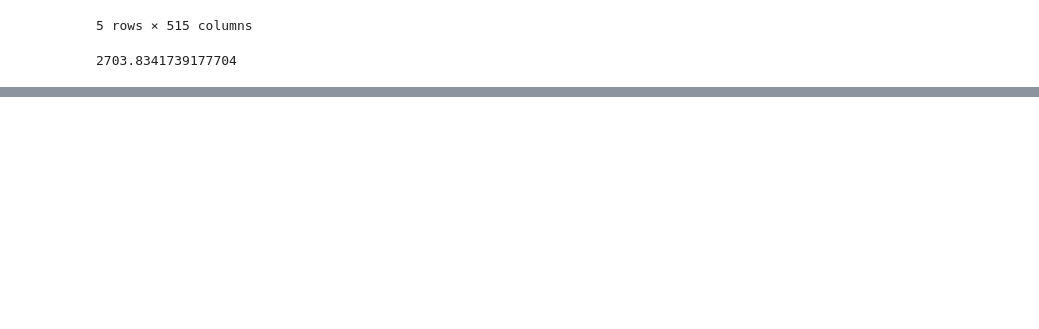
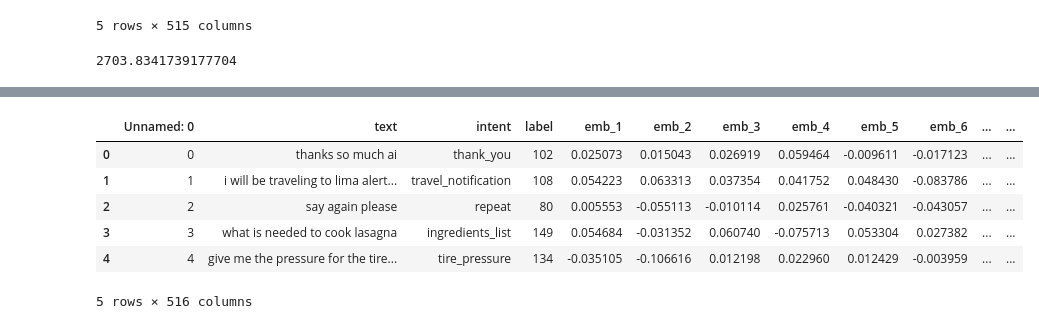
Before and after one commit to tayfuntuna/xcs224u, a Jupyter notebook: code/BaselineClassification - MLP with USE Embeddings.ipynb, the cells around one changed output, grey strips where cells are left out. Saved outputs shown, nothing was run; the diff lists cells and outputs as text; code cells hidden in the pictures; blank space fills up the shorter version.

```diff
--- a/code/BaselineClassification - MLP with USE Embeddings.ipynb
+++ b/code/BaselineClassification - MLP with USE Embeddings.ipynb
@@ -310,0 +360,11 @@ data_small.json oos_train 100
+# %%
+df_test_inscope = pd.read_csv('../data/clinic/data_small/test_with_use_emb.csv')
+df_test_inscope.head()
+# %% [output]
+|  | Unnamed: 0 | text | intent | label | emb_1 | emb_2 | emb_3 | emb_4 | emb_5 | emb_6 | ... | ... |
+| 0 | 0 | thanks so much ai | thank_you | 102 | 0.025073 | 0.015043 | 0.026919 | 0.059464 | -0.009611 | -0.017123 | ... | ... |
+| 1 | 1 | i will be traveling to lima alert... | travel_notification | 108 | 0.054223 | 0.063313 | 0.037354 | 0.041752 | 0.048430 | -0.083786 | ... | ... |
+| 2 | 2 | say again please | repeat | 80 | 0.005553 | -0.055113 | -0.010114 | 0.025761 | -0.040321 | -0.043057 | ... | ... |
+| 3 | 3 | what is needed to cook lasagna | ingredients_list | 149 | 0.054684 | -0.031352 | 0.060740 | -0.075713 | 0.053304 | 0.027382 | ... | ... |
+| 4 | 4 | give me the pressure for the tire... | tire_pressure | 134 | -0.035105 | -0.106616 | 0.012198 | 0.022960 | 0.012429 | -0.003959 | ... | ... |
+5 rows × 516 columns
```
Also changed, not shown: parts of 53 cells of this notebook.
